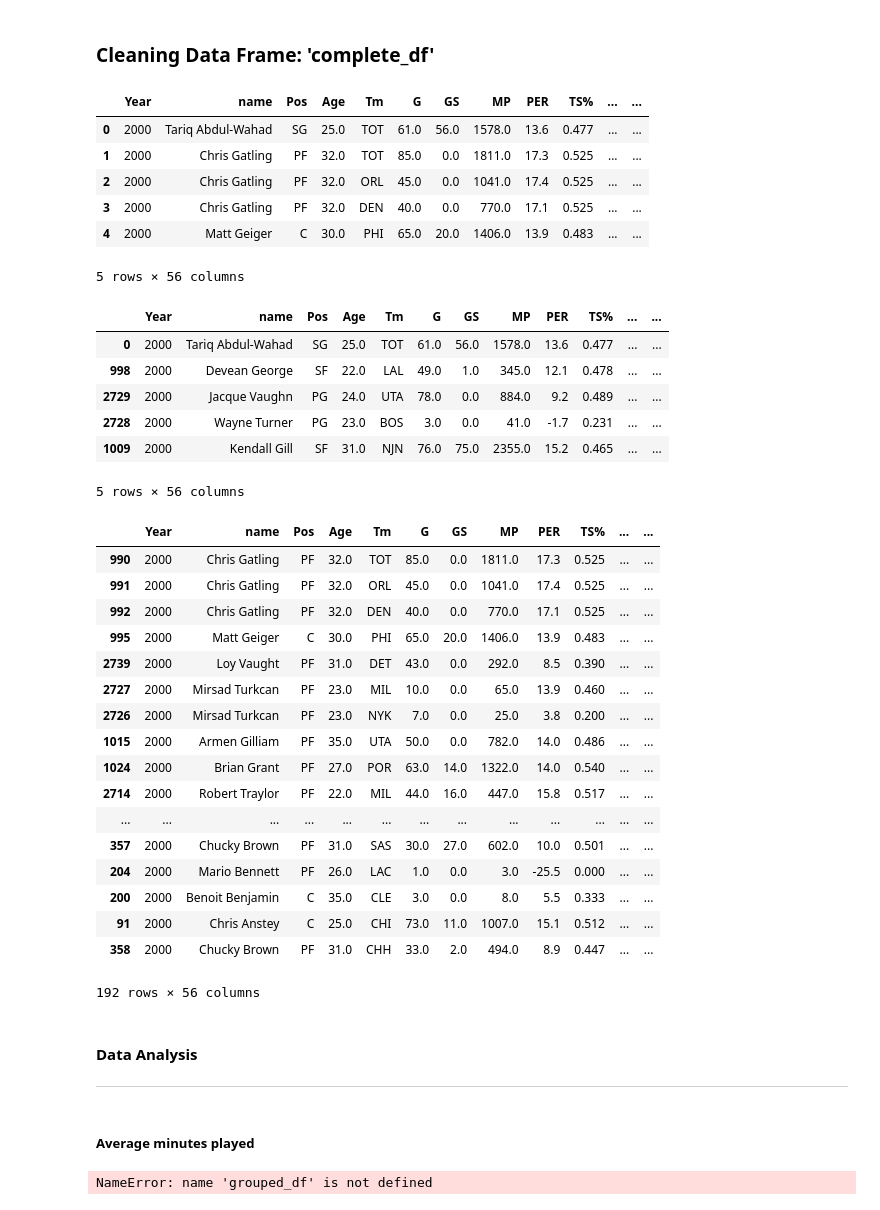
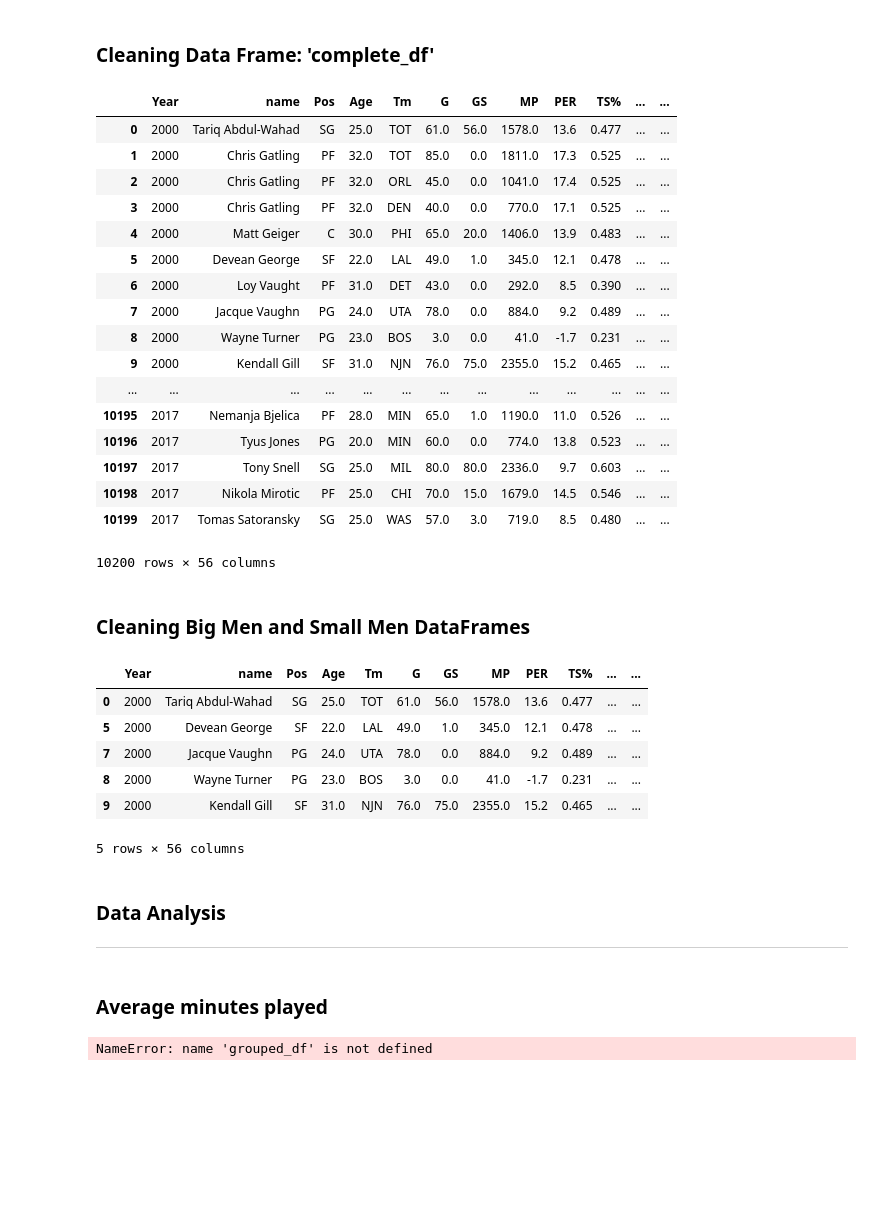
Before and after one commit to logan7734/Project1_repo, a Jupyter notebook: Project Code(Ovais).ipynb, the cells around one changed output. Drawn from its saved outputs; the diff is of its cells as text; code cells hidden in the pictures; blank space fills up the shorter version.

```diff
--- a/Project Code(Ovais).ipynb
+++ b/Project Code(Ovais).ipynb
@@ -96,18 +96,37 @@ complete_df['men'] = complete_df.apply(f, axis = 1)
 # %%
 #Clean complete df further
 
 complete_df = complete_df.reset_index()
 complete_df = complete_df.drop(['index'],axis=1)
 
 #complete_df.head()
+
+##--Year Filter--#
+
+year_filter = (complete_df.Year >= 1990)
+complete_df = complete_df[year_filter]
+complete_df
 # %% [output]
 |  | Year | name | Pos | Age | Tm | G | GS | MP | PER | TS% | ... | ... |
 | 0 | 2000 | Tariq Abdul-Wahad | SG | 25.0 | TOT | 61.0 | 56.0 | 1578.0 | 13.6 | 0.477 | ... | ... |
 | 1 | 2000 | Chris Gatling | PF | 32.0 | TOT | 85.0 | 0.0 | 1811.0 | 17.3 | 0.525 | ... | ... |
 | 2 | 2000 | Chris Gatling | PF | 32.0 | ORL | 45.0 | 0.0 | 1041.0 | 17.4 | 0.525 | ... | ... |
 | 3 | 2000 | Chris Gatling | PF | 32.0 | DEN | 40.0 | 0.0 | 770.0 | 17.1 | 0.525 | ... | ... |
 | 4 | 2000 | Matt Geiger | C | 30.0 | PHI | 65.0 | 20.0 | 1406.0 | 13.9 | 0.483 | ... | ... |
+| 5 | 2000 | Devean George | SF | 22.0 | LAL | 49.0 | 1.0 | 345.0 | 12.1 | 0.478 | ... | ... |
+| 6 | 2000 | Loy Vaught | PF | 31.0 | DET | 43.0 | 0.0 | 292.0 | 8.5 | 0.390 | ... | ... |
+| 7 | 2000 | Jacque Vaughn | PG | 24.0 | UTA | 78.0 | 0.0 | 884.0 | 9.2 | 0.489 | ... | ... |
+| 8 | 2000 | Wayne Turner | PG | 23.0 | BOS | 3.0 | 0.0 | 41.0 | -1.7 | 0.231 | ... | ... |
+| 9 | 2000 | Kendall Gill | SF | 31.0 | NJN | 76.0 | 75.0 | 2355.0 | 15.2 | 0.465 | ... | ... |
+| ... | ... | ... | ... | ... | ... | ... | ... | ... | ... | ... | ... | ... |
+| 10195 | 2017 | Nemanja Bjelica | PF | 28.0 | MIN | 65.0 | 1.0 | 1190.0 | 11.0 | 0.526 | ... | ... |
+| 10196 | 2017 | Tyus Jones | PG | 20.0 | MIN | 60.0 | 0.0 | 774.0 | 13.8 | 0.523 | ... | ... |
+| 10197 | 2017 | Tony Snell | SG | 25.0 | MIL | 80.0 | 80.0 | 2336.0 | 9.7 | 0.603 | ... | ... |
+| 10198 | 2017 | Nikola Mirotic | PF | 25.0 | CHI | 70.0 | 15.0 | 1679.0 | 14.5 | 0.546 | ... | ... |
+| 10199 | 2017 | Tomas Satoransky | SG | 25.0 | WAS | 57.0 | 3.0 | 719.0 | 8.5 | 0.480 | ... | ... |
-5 rows × 56 columns
+10200 rows × 56 columns
+# %% [markdown]
+### Cleaning Big Men and Small Men DataFrames
 # %%
 #isolate big men and small men and store them in: big_men_df and small_men_df respectively
 
@@ -124,32 +143,8 @@ small_men_df.head()
 # %% [output]
 |  | Year | name | Pos | Age | Tm | G | GS | MP | PER | TS% | ... | ... |
 | 0 | 2000 | Tariq Abdul-Wahad | SG | 25.0 | TOT | 61.0 | 56.0 | 1578.0 | 13.6 | 0.477 | ... | ... |
-| 998 | 2000 | Devean George | SF | 22.0 | LAL | 49.0 | 1.0 | 345.0 | 12.1 | 0.478 | ... | ... |
-| 2729 | 2000 | Jacque Vaughn | PG | 24.0 | UTA | 78.0 | 0.0 | 884.0 | 9.2 | 0.489 | ... | ... |
-| 2728 | 2000 | Wayne Turner | PG | 23.0 | BOS | 3.0 | 0.0 | 41.0 | -1.7 | 0.231 | ... | ... |
-| 1009 | 2000 | Kendall Gill | SF | 31.0 | NJN | 76.0 | 75.0 | 2355.0 | 15.2 | 0.465 | ... | ... |
+| 5 | 2000 | Devean George | SF | 22.0 | LAL | 49.0 | 1.0 | 345.0 | 12.1 | 0.478 | ... | ... |
+| 7 | 2000 | Jacque Vaughn | PG | 24.0 | UTA | 78.0 | 0.0 | 884.0 | 9.2 | 0.489 | ... | ... |
+| 8 | 2000 | Wayne Turner | PG | 23.0 | BOS | 3.0 | 0.0 | 41.0 | -1.7 | 0.231 | ... | ... |
+| 9 | 2000 | Kendall Gill | SF | 31.0 | NJN | 76.0 | 75.0 | 2355.0 | 15.2 | 0.465 | ... | ... |
 5 rows × 56 columns
-# %%
-#Data for Big Men grouped by Year
-
-big_men_grouped = big_men_df.groupby('Year')
-big_men_grouped.get_group(2000)
-# %% [output]
-|  | Year | name | Pos | Age | Tm | G | GS | MP | PER | TS% | ... | ... |
-| 990 | 2000 | Chris Gatling | PF | 32.0 | TOT | 85.0 | 0.0 | 1811.0 | 17.3 | 0.525 | ... | ... |
-| 991 | 2000 | Chris Gatling | PF | 32.0 | ORL | 45.0 | 0.0 | 1041.0 | 17.4 | 0.525 | ... | ... |
-| 992 | 2000 | Chris Gatling | PF | 32.0 | DEN | 40.0 | 0.0 | 770.0 | 17.1 | 0.525 | ... | ... |
-| 995 | 2000 | Matt Geiger | C | 30.0 | PHI | 65.0 | 20.0 | 1406.0 | 13.9 | 0.483 | ... | ... |
-| 2739 | 2000 | Loy Vaught | PF | 31.0 | DET | 43.0 | 0.0 | 292.0 | 8.5 | 0.390 | ... | ... |
-| 2727 | 2000 | Mirsad Turkcan | PF | 23.0 | MIL | 10.0 | 0.0 | 65.0 | 13.9 | 0.460 | ... | ... |
-| 2726 | 2000 | Mirsad Turkcan | PF | 23.0 | NYK | 7.0 | 0.0 | 25.0 | 3.8 | 0.200 | ... | ... |
-| 1015 | 2000 | Armen Gilliam | PF | 35.0 | UTA | 50.0 | 0.0 | 782.0 | 14.0 | 0.486 | ... | ... |
-| 1024 | 2000 | Brian Grant | PF | 27.0 | POR | 63.0 | 14.0 | 1322.0 | 14.0 | 0.540 | ... | ... |
-| 2714 | 2000 | Robert Traylor | PF | 22.0 | MIL | 44.0 | 16.0 | 447.0 | 15.8 | 0.517 | ... | ... |
-| ... | ... | ... | ... | ... | ... | ... | ... | ... | ... | ... | ... | ... |
-| 357 | 2000 | Chucky Brown | PF | 31.0 | SAS | 30.0 | 27.0 | 602.0 | 10.0 | 0.501 | ... | ... |
-| 204 | 2000 | Mario Bennett | PF | 26.0 | LAC | 1.0 | 0.0 | 3.0 | -25.5 | 0.000 | ... | ... |
-| 200 | 2000 | Benoit Benjamin | C | 35.0 | CLE | 3.0 | 0.0 | 8.0 | 5.5 | 0.333 | ... | ... |
-| 91 | 2000 | Chris Anstey | C | 25.0 | CHI | 73.0 | 11.0 | 1007.0 | 15.1 | 0.512 | ... | ... |
-| 358 | 2000 | Chucky Brown | PF | 31.0 | CHH | 33.0 | 2.0 | 494.0 | 8.9 | 0.447 | ... | ... |
-192 rows × 56 columns
@@ -156,8 +159,8 @@ big_men_grouped.get_group(2000)
 # %% [markdown]
-#### Data Analysis
+### Data Analysis
 ***
 # %% [markdown]
-##### Average minutes played
+### Average minutes played
 # %%
 #Get the average minutes played for each position and each year
 
```
Also changed, not shown: parts of 2 cells of this notebook.
